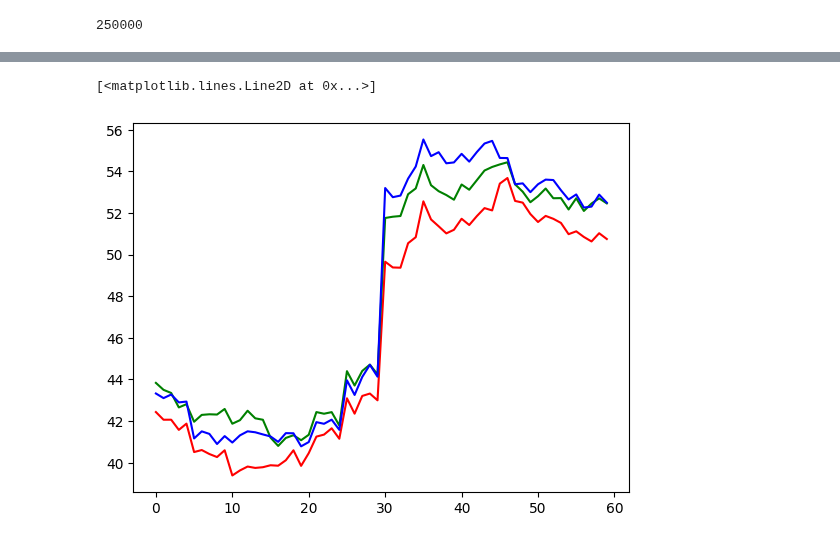
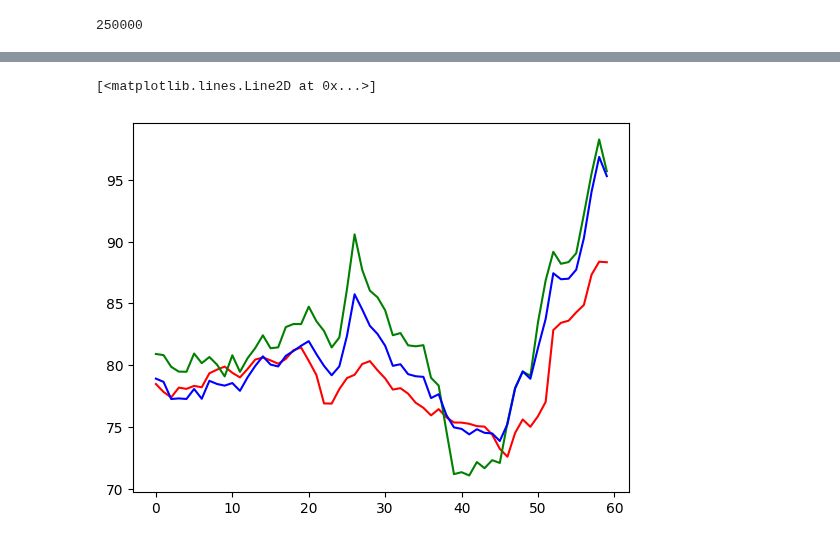
Before and after one commit to dercodeKoenig/hft_dqn, a Jupyter notebook: dqn-v5-test.ipynb, the cells around one changed output, grey strips where cells are left out. Drawn from its saved outputs; the diff is of its cells as text; code cells hidden in the pictures.

```diff
--- a/dqn-v5-test.ipynb
+++ b/dqn-v5-test.ipynb
@@ -465,10 +449,10 @@ plt.plot([x[1]-x[0] for x in outputs], color="b")
 # %%
-plt.plot([x[0] for x in outputs][-60:], color="r")
-plt.plot([x[1] for x in outputs][-60:], color="g")
-plt.plot([x[2] for x in outputs][-60:], color="b")
+plt.plot([x[0] for x in outputs[-60:]], color="r")
+plt.plot([x[1] for x in outputs[-60:]], color="g")
+plt.plot([x[2] for x in outputs[-60:]], color="b")
 # %% [output]
 [<matplotlib.lines.Line2D at 0x...>]
-[figure, old version]
+[figure, new version]
 # %%
 plt.plot([x.c for x in all_candles])
 # %% [output]
```
Also changed, not shown: parts of 10 cells of this notebook, 2 other files.
